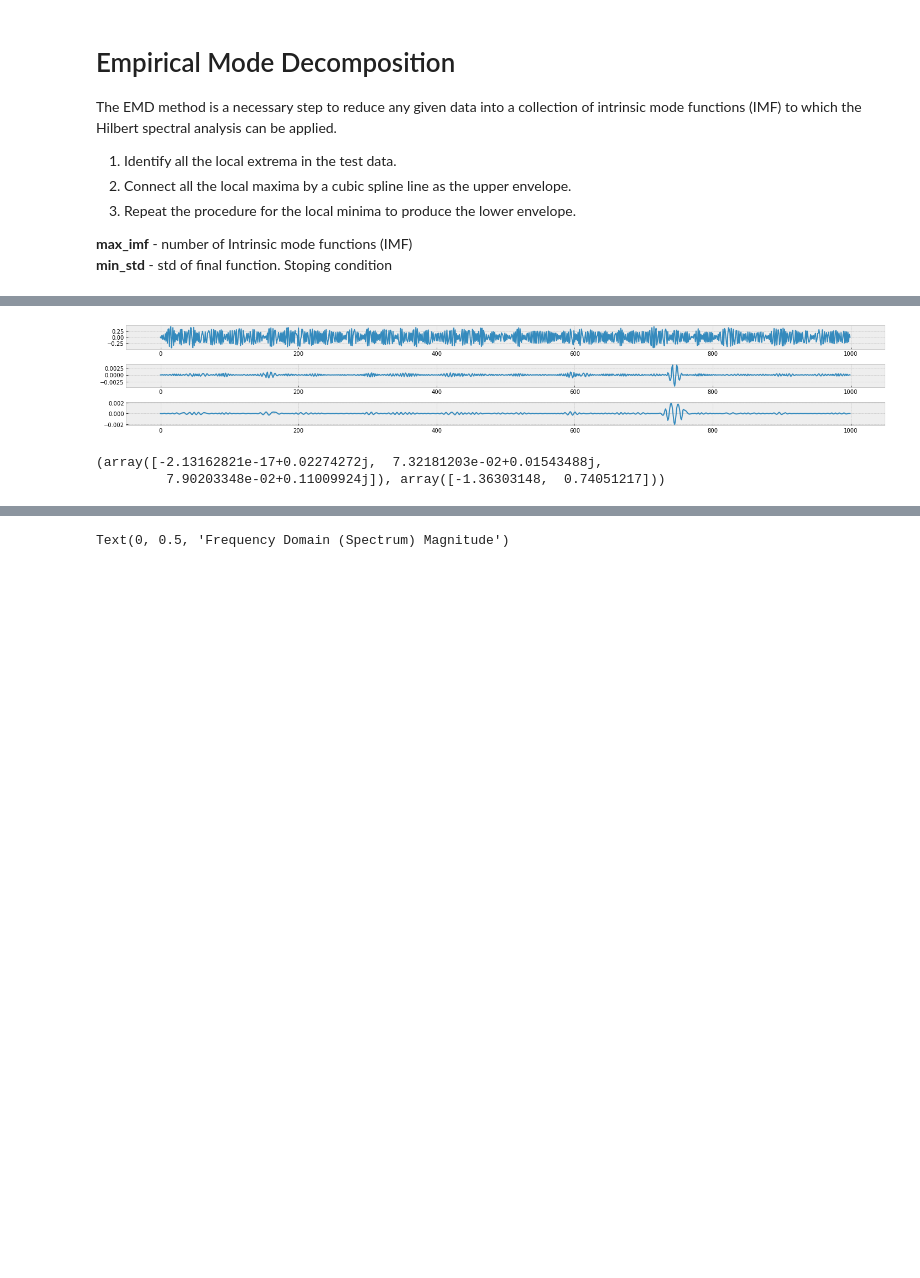
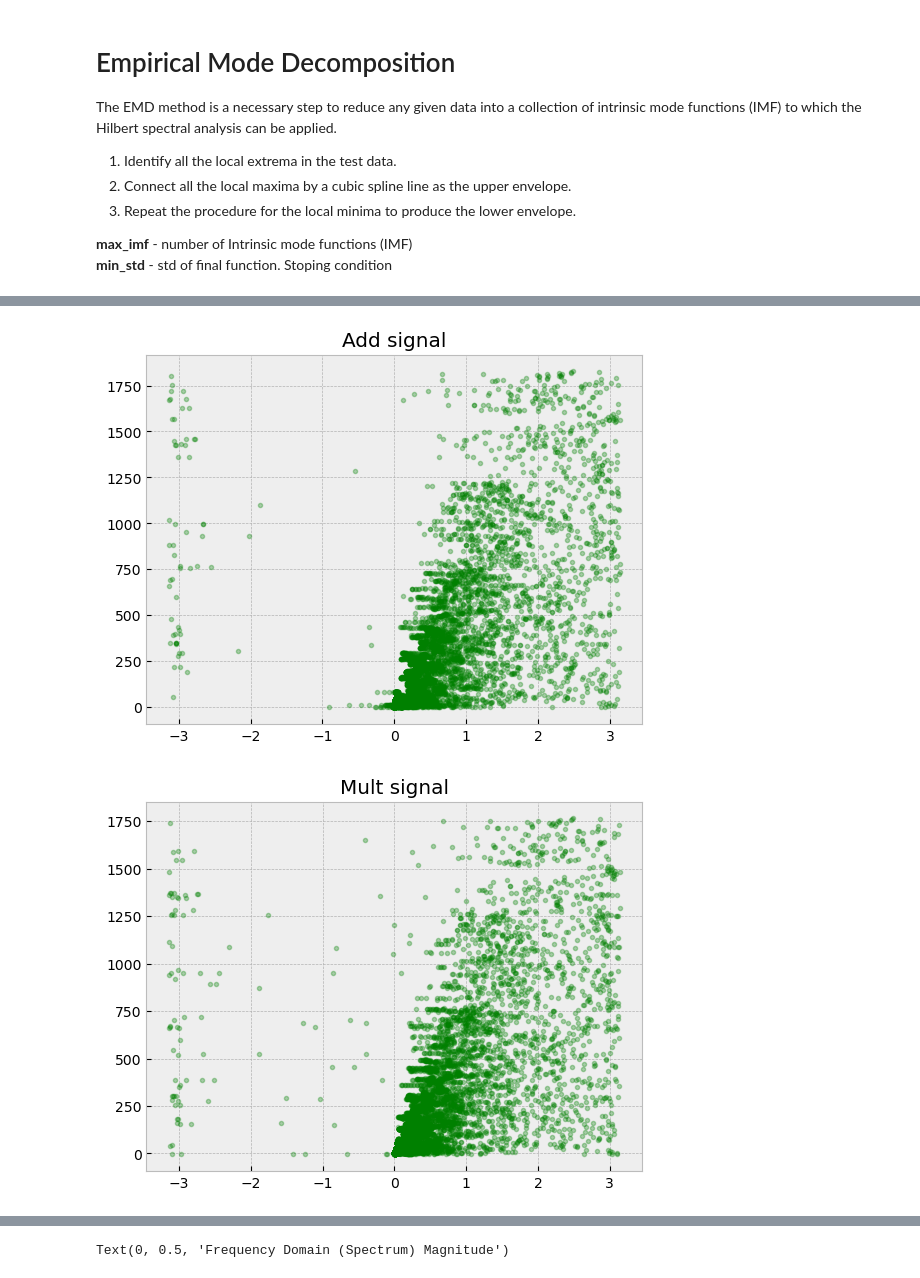
Before and after one commit to ivanvoid/HHSA, a Jupyter notebook: Holo-Hilbert-SA.ipynb, the cells around one changed output, grey strips where cells are left out. Cells and saved outputs as stored; diff of their text form; code cells hidden in the pictures; blank space fills up the shorter version.

```diff
--- a/Holo-Hilbert-SA.ipynb
+++ b/Holo-Hilbert-SA.ipynb
@@ -71,11 +75,2 @@ for imf in imfs:
-# %%
-plot_imfs(sec_imfs[0], 20,3)
-# %% [output]
-[figure, removed]
-# %%
-h[:3], np.diff(np.unwrap(np.angle(h[:3])))
-# %% [output]
-(array([-2.13162821e-17+0.02274272j,  7.32181203e-02+0.01543488j,
-         7.90203348e-02+0.11009924j]), array([-1.36303148,  0.74051217]))
 # %%
 # Inst freq for first IMF
@@ -89,0 +99,19 @@ for imf in imfs:
+# %%
+import matplotlib.pyplot as plt
+
+def plot_me(imfs, IF, OMEGA, title=''):
+    X = []
+    Y = []
+    for j in range(len(IF)):
+        for i in range(len(imfs)-1):
+            X += [IF[j][i]]
+            Y += [OMEGA[j][i]]
+    plt.figure()
+    plt.plot(X, Y, '.g', alpha=0.3)
+    plt.title(title)
+
+plot_me(imfs_add, IF_add, OMEGA_add, 'Add signal')
+plot_me(imfs_mult, IF_mult, OMEGA_mult, 'Mult signal')
+# %% [output]
+[figure, added]
+[figure, added]
```
Also changed, not shown: parts of 18 cells of this notebook, 5 other files.
